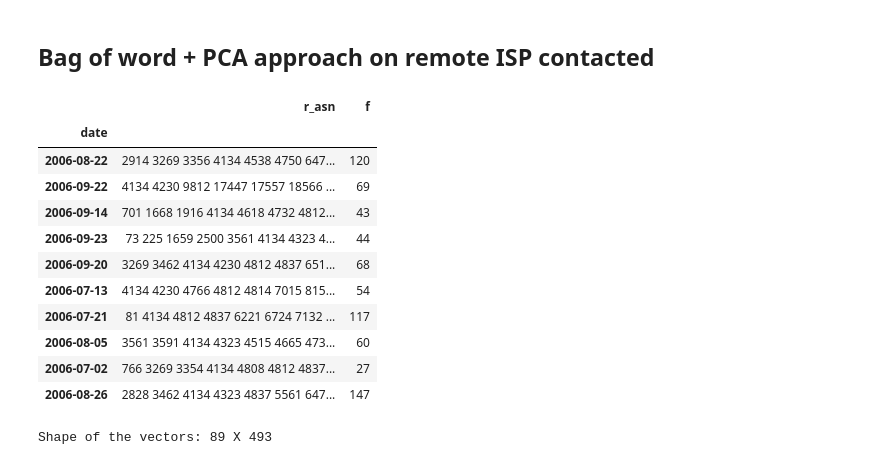
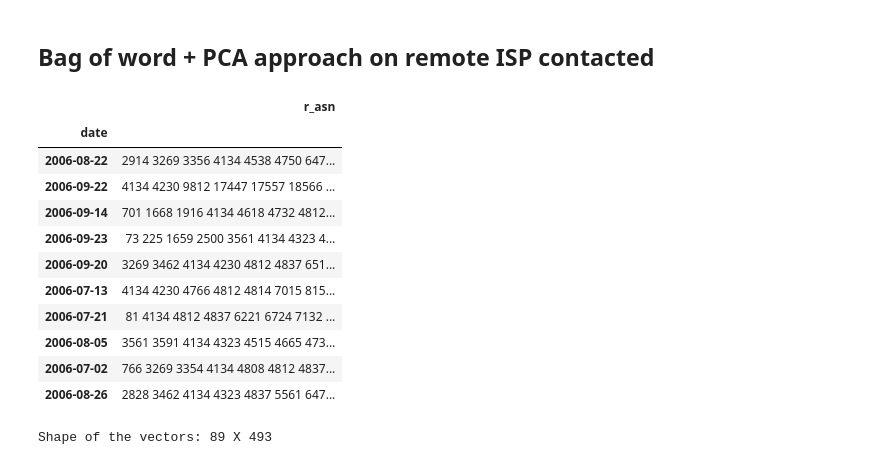
Before and after one commit to mebjas/owasp.tw.0718, a Jupyter notebook: notebooks/Anomaly Detection.ipynb, the cells around one changed output. Saved outputs shown, nothing was run; the diff lists cells and outputs as text; code cells hidden in the pictures.

```diff
--- a/notebooks/Anomaly Detection.ipynb
+++ b/notebooks/Anomaly Detection.ipynb
@@ -292,22 +294,22 @@ for ip in range(0, 9):
 # %%
 ip = 6
 df3 = df2[df2['l_ipn'] == ip]
 
-df4 = df3[['r_asn', 'f']]
+df4 = df3[['r_asn']]
 df4.head(10)
 # %% [output]
-|  | r_asn | f |
-| date |  |  |
-| 2006-08-22 | 2914 3269 3356 4134 4538 4750 647... | 120 |
-| 2006-09-22 | 4134 4230 9812 17447 17557 18566 ... | 69 |
-| 2006-09-14 | 701 1668 1916 4134 4618 4732 4812... | 43 |
-| 2006-09-23 | 73 225 1659 2500 3561 4134 4323 4... | 44 |
-| 2006-09-20 | 3269 3462 4134 4230 4812 4837 651... | 68 |
-| 2006-07-13 | 4134 4230 4766 4812 4814 7015 815... | 54 |
-| 2006-07-21 | 81 4134 4812 4837 6221 6724 7132 ... | 117 |
-| 2006-08-05 | 3561 3591 4134 4323 4515 4665 473... | 60 |
-| 2006-07-02 | 766 3269 3354 4134 4808 4812 4837... | 27 |
-| 2006-08-26 | 2828 3462 4134 4323 4837 5561 647... | 147 |
+|  | r_asn |
+| date |  |
+| 2006-08-22 | 2914 3269 3356 4134 4538 4750 647... |
+| 2006-09-22 | 4134 4230 9812 17447 17557 18566 ... |
+| 2006-09-14 | 701 1668 1916 4134 4618 4732 4812... |
+| 2006-09-23 | 73 225 1659 2500 3561 4134 4323 4... |
+| 2006-09-20 | 3269 3462 4134 4230 4812 4837 651... |
+| 2006-07-13 | 4134 4230 4766 4812 4814 7015 815... |
+| 2006-07-21 | 81 4134 4812 4837 6221 6724 7132 ... |
+| 2006-08-05 | 3561 3591 4134 4323 4515 4665 473... |
+| 2006-07-02 | 766 3269 3354 4134 4808 4812 4837... |
+| 2006-08-26 | 2828 3462 4134 4323 4837 5561 647... |
 # %%
 from sklearn.preprocessing import StandardScaler
 scaler = StandardScaler()
```
Also changed, not shown: parts of 18 cells of this notebook.
